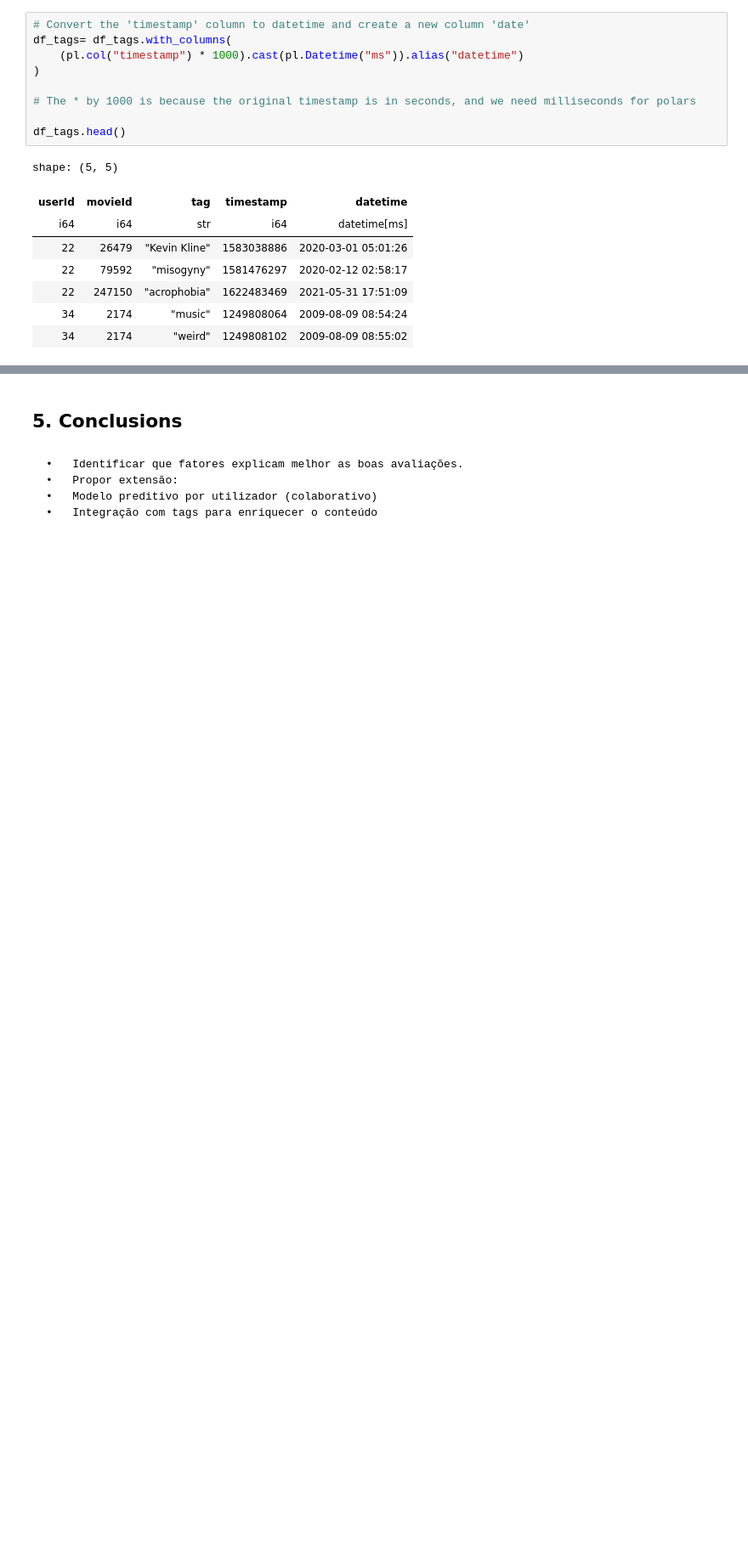
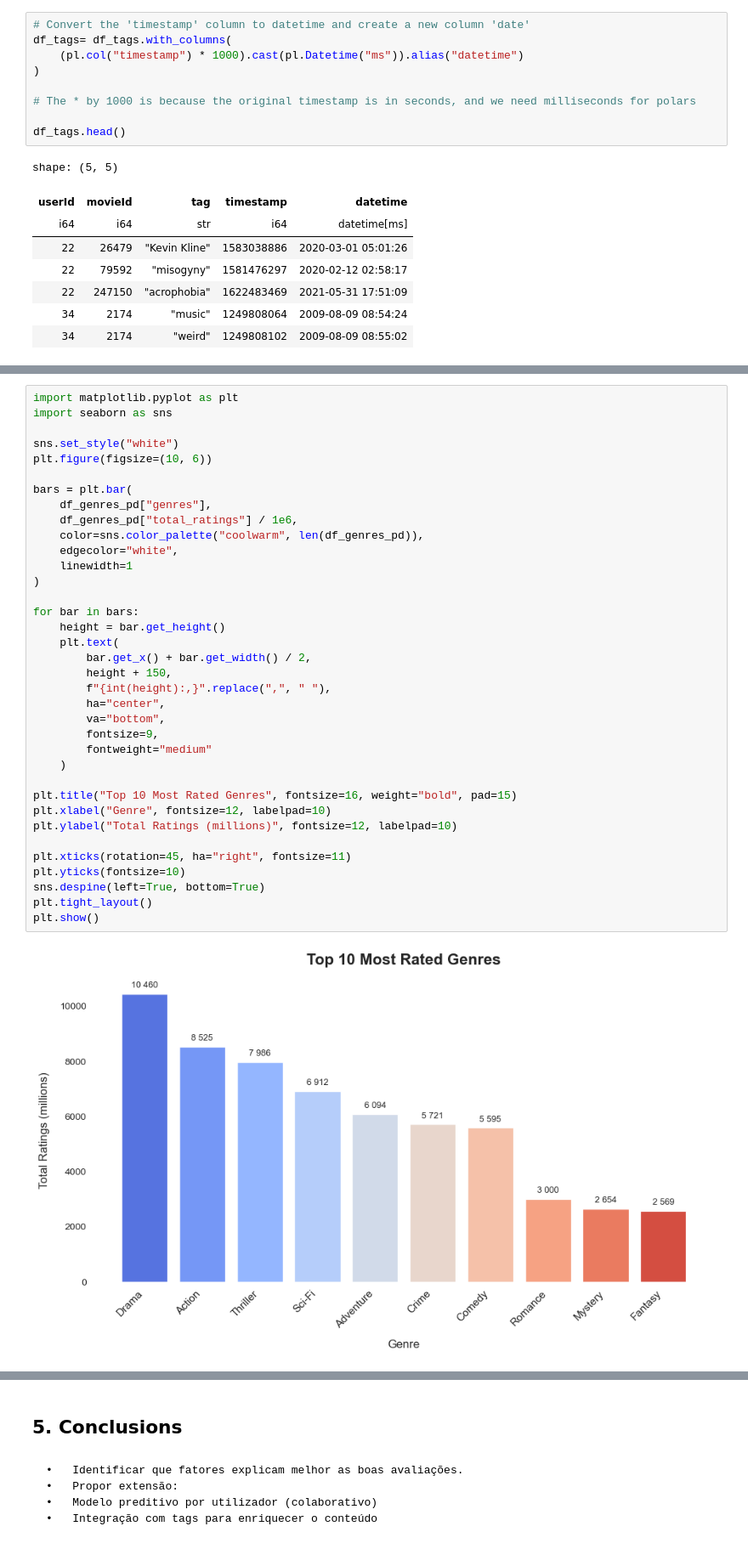
Before and after one commit to ritamaravilhamarques/BDF25_7, a Jupyter notebook: BDF25_7_data/big_data/ml-32m/Notebook.ipynb, the cells around one changed output, grey strips where cells are left out. Shown at 85% size. Cells and saved outputs as stored; diff of their text form; blank space fills up the shorter version.

```diff
--- a/BDF25_7_data/big_data/ml-32m/Notebook.ipynb
+++ b/BDF25_7_data/big_data/ml-32m/Notebook.ipynb
@@ -503,0 +512,38 @@ Gráficos:
+# %%
+import matplotlib.pyplot as plt
+import seaborn as sns
+
+sns.set_style("white")
+plt.figure(figsize=(10, 6))
+
+bars = plt.bar(
+    df_genres_pd["genres"],
+    df_genres_pd["total_ratings"] / 1e6,
+    color=sns.color_palette("coolwarm", len(df_genres_pd)),
+    edgecolor="white",
+    linewidth=1
+)
+
+for bar in bars:
+    height = bar.get_height()
+    plt.text(
+        bar.get_x() + bar.get_width() / 2,
+        height + 150,
+        f"{int(height):,}".replace(",", " "),
+        ha="center",
+        va="bottom",
+        fontsize=9,
+        fontweight="medium"
+    )
+
+plt.title("Top 10 Most Rated Genres", fontsize=16, weight="bold", pad=15)
+plt.xlabel("Genre", fontsize=12, labelpad=10)
+plt.ylabel("Total Ratings (millions)", fontsize=12, labelpad=10)
+
+plt.xticks(rotation=45, ha="right", fontsize=11)
+plt.yticks(fontsize=10)
+sns.despine(left=True, bottom=True)
+plt.tight_layout()
+plt.show()
+# %% [output]
+[figure, added]
```
Also changed, not shown: parts of 35 cells of this notebook.
